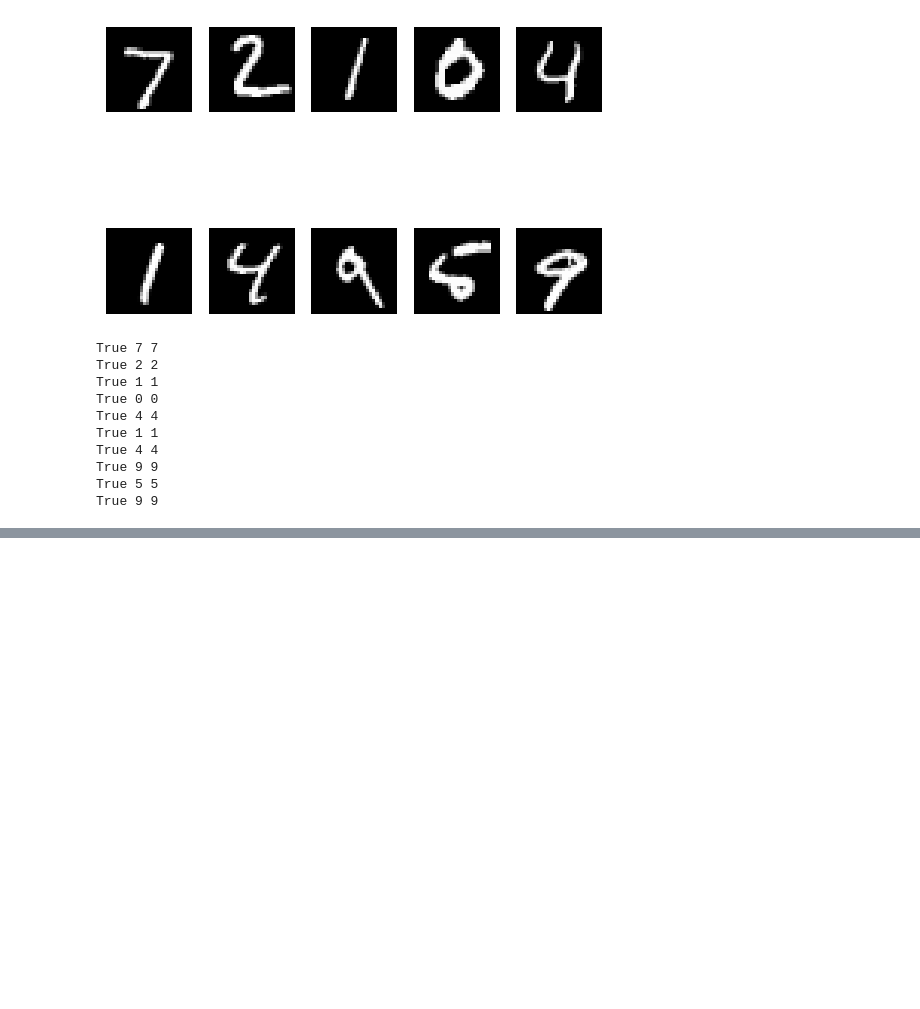
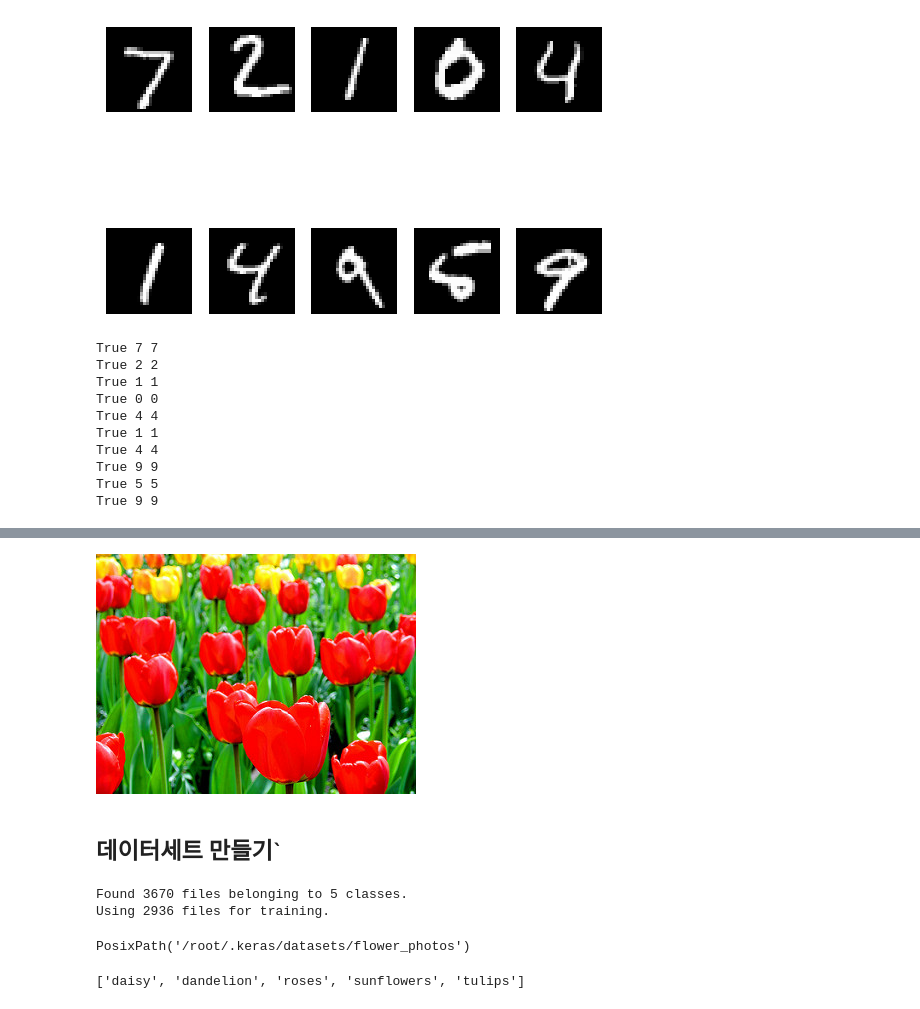
Before and after one commit to aytekin827/TIL, a Jupyter notebook: 텐서플로우_튜토리얼.ipynb, the cells around one changed output, grey strips where cells are left out. Saved outputs shown, nothing was run; the diff lists cells and outputs as text; code cells hidden in the pictures; blank space fills up the shorter version.

```diff
--- a/텐서플로우_튜토리얼.ipynb
+++ b/텐서플로우_튜토리얼.ipynb
@@ -264,0 +183,6 @@ test_loss, test_acc
+# %%
+PIL.Image.open(str(tulips[1]))
+# %% [output]
+[figure, added]
+# %% [markdown]
+## 데이터세트 만들기`
@@ -264,0 +193,21 @@ test_loss, test_acc
+# %%
+# 검증 분할 세트 분류
+train_ds = tf.keras.utils.image_dataset_from_directory(
+  data_dir,
+  validation_split=0.2,
+  subset="training",
+  seed=123,
+  image_size=(img_height, img_width),
+  batch_size=batch_size)
+# %% [output]
+Found 3670 files belonging to 5 classes.
+Using 2936 files for training.
+# %%
+data_dir
+# %% [output]
+PosixPath('/root/.keras/datasets/flower_photos')
+# %%
+class_names = train_ds.class_names
+print(class_names)
+# %% [output]
+['daisy', 'dandelion', 'roses', 'sunflowers', 'tulips']
```
Also changed, not shown: parts of 20 cells of this notebook.
